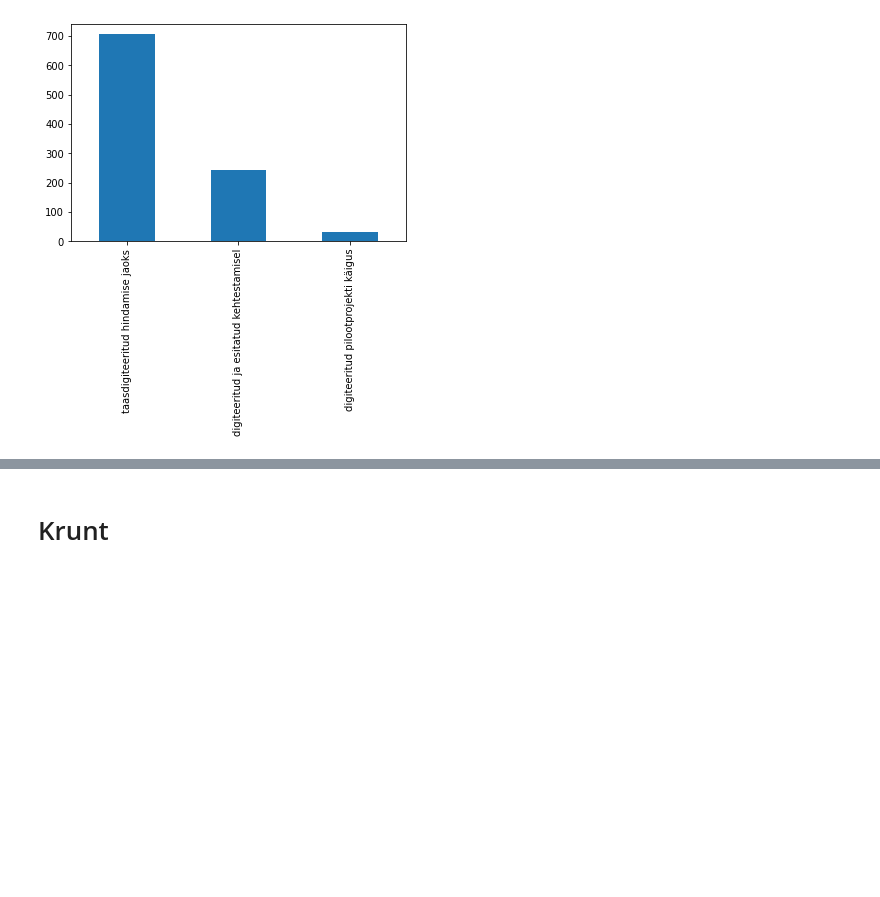
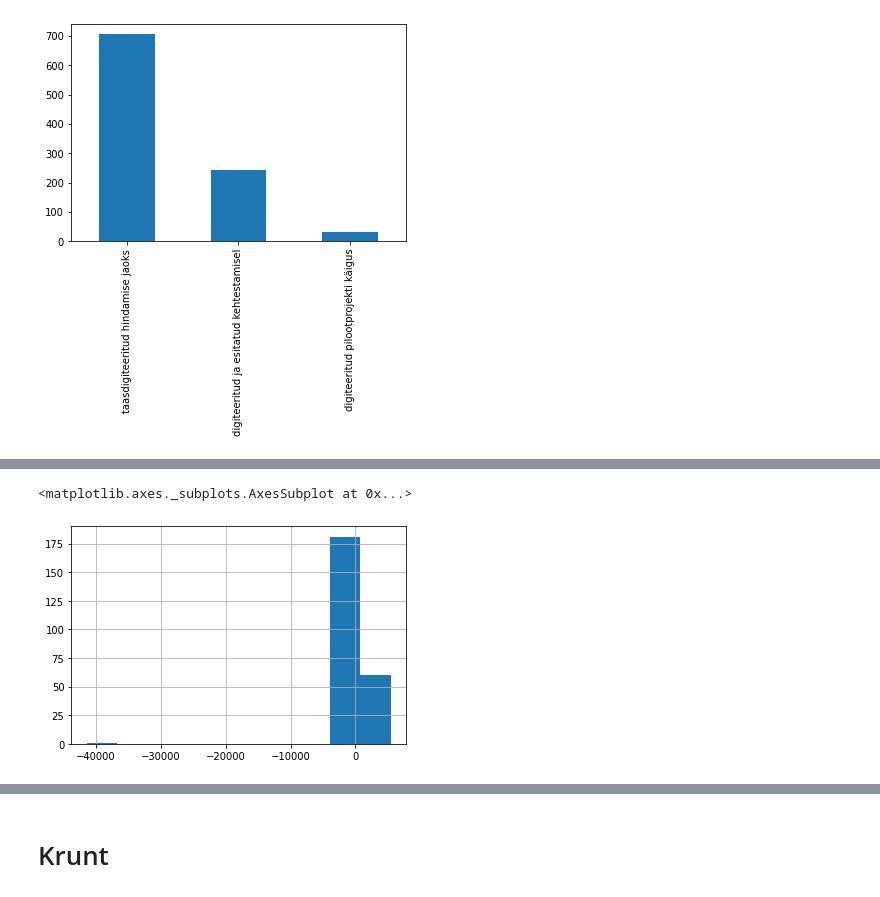
Before and after one commit to taavip/MAPlaneeringud, a Jupyter notebook: plan_analyys.ipynb, the cells around one changed output, grey strips where cells are left out. Cells and saved outputs as stored; diff of their text form; code cells hidden in the pictures; blank space fills up the shorter version.

```diff
--- a/plan_analyys.ipynb
+++ b/plan_analyys.ipynb
@@ -139,15 +139,17 @@ data["plan_kihid"].value_counts()[:10].plot(kind='bar')
 [figure]
 # %%
 #pd.unique(data["vastuvkp"])
+# %%
+data['area']=data.geometry.area
 # %%
 
 data.algatkp =  pd.to_datetime(data.algatkp, format='%Y-%m-%d')
 data.vastuvkp =  pd.to_datetime(data.vastuvkp, format='%Y-%m-%d')
 data.kehtestkp =  pd.to_datetime(data.kehtestkp, format='%Y-%m-%d')
 
-data.alg_keh = data.kehtestkp-data.algatkp
-data.vas_keh = data.kehtestkp-data.vastuvkp
-data.alg_vas = data.vastuvkp-data.algatkp
+data['alg_keh'] = (data.kehtestkp-data.algatkp).astype('timedelta64[D]')
+data['vas_keh'] = (data.kehtestkp-data.vastuvkp).astype('timedelta64[D]')
+data['alg_vas'] = (data.vastuvkp-data.algatkp).astype('timedelta64[D]')
 
 data.planksh= data.planksh.str.lower()
 data.yp_muutev= data.yp_muutev.str.lower()
@@ -155,0 +200,5 @@ data.yp_muutev = data.yp_muutev.replace({'1': 'jah'})
+# %%
+data['alg_vas'].hist()
+# %% [output]
+<matplotlib.axes._subplots.AxesSubplot at 0x...>
+[figure, added]
```
Also changed, not shown: parts of 14 cells of this notebook.
